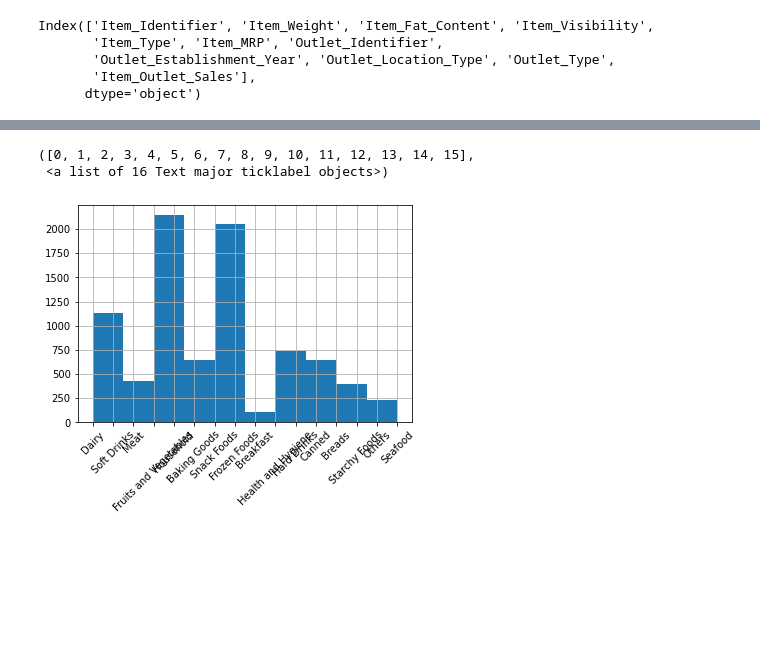
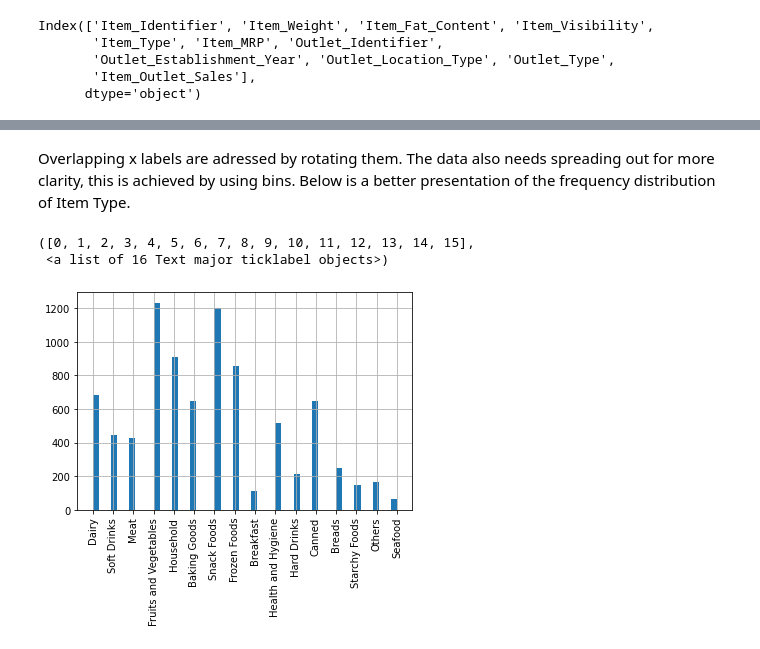
Before and after one commit to Ssendags/Food_Sales_Predictions, a Jupyter notebook: Ssendagire_Denis_Project_1_food_sales_prediction.ipynb, the cells around one changed output, grey strips where cells are left out. Cells and saved outputs as stored; diff of their text form; code cells hidden in the pictures; blank space fills up the shorter version.

```diff
--- a/Ssendagire_Denis_Project_1_food_sales_prediction.ipynb
+++ b/Ssendagire_Denis_Project_1_food_sales_prediction.ipynb
@@ -227,8 +245,11 @@ import numpy as np
+# %% [markdown]
+Overlapping x labels are adressed by rotating them.
+The data also needs spreading out for more clarity, this is achieved by using bins. Below is a better presentation of the frequency distribution of Item Type.
 # %%
-df["Item_Type"].hist()
-plt.xticks(rotation = 45)
+df['Item_Type'].hist(bins = 50)
+plt.xticks(rotation = 90)
 # plt.ticklabel_format(useOffset=False, style='plain')
 # %% [output]
 ([0, 1, 2, 3, 4, 5, 6, 7, 8, 9, 10, 11, 12, 13, 14, 15],
  <a list of 16 Text major ticklabel objects>)
-[figure, old version]
+[figure, new version]
```
Also changed, not shown: parts of 17 cells of this notebook.
